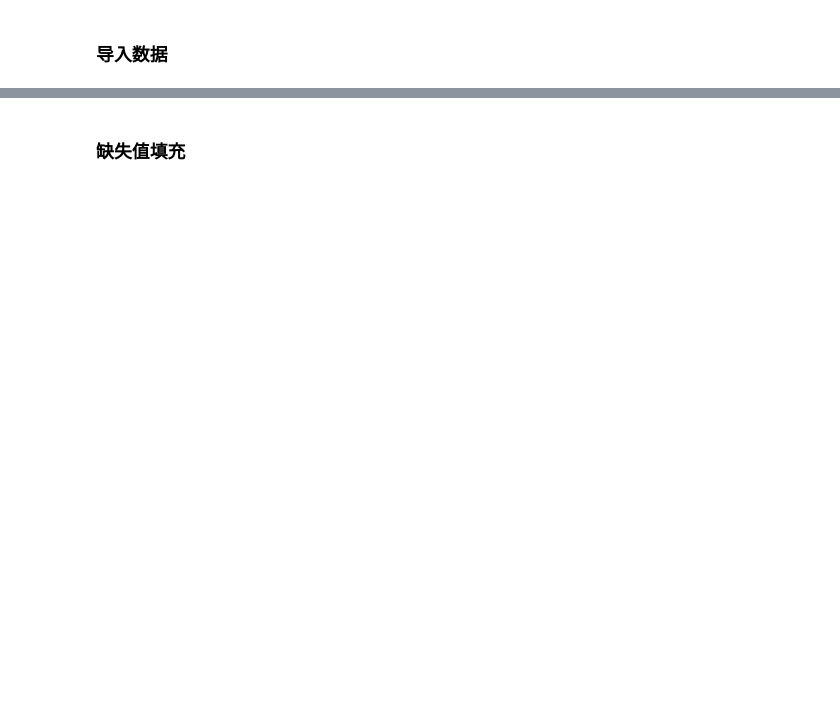
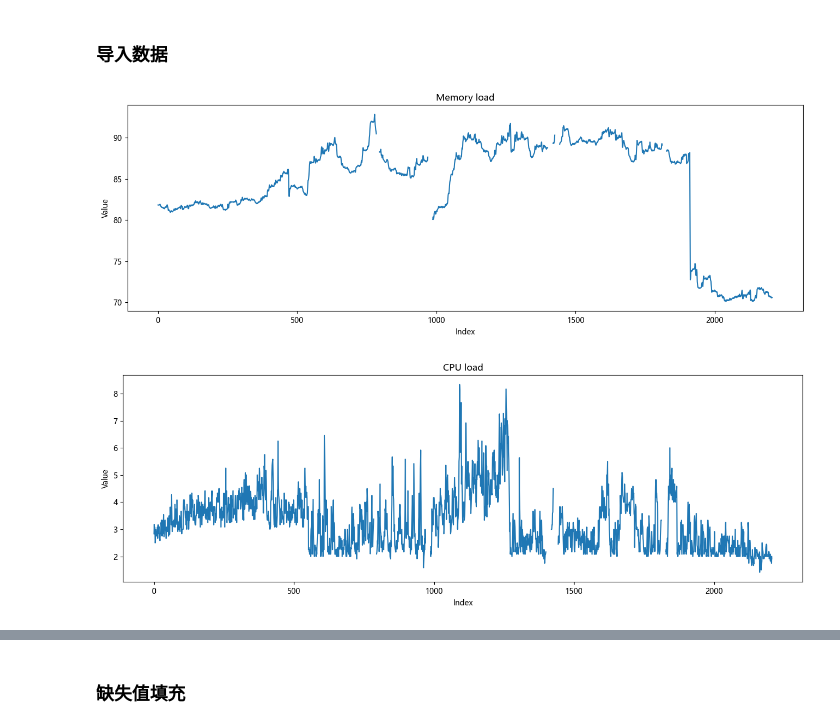
Before and after one commit to hanyezev/dataAnalysis, a Jupyter notebook: 数据分析/传统模型1.ipynb, the cells around one changed output, grey strips where cells are left out. Cells and saved outputs as stored; diff of their text form; code cells hidden in the pictures; blank space fills up the shorter version.

```diff
--- a/数据分析/传统模型1.ipynb
+++ b/数据分析/传统模型1.ipynb
@@ -3,31 +3,22 @@ import pandas as pd
 import numpy as np
 from dateutil.parser import parse
 import matplotlib as mpl
-import seaborn as sns
-from matplotlib import pyplot as plt
+from matplotlib.pyplot import MultipleLocator
+import matplotlib.pyplot as plt
 import statsmodels.tsa.stattools as ts
 import statsmodels.api as sm
 from statsmodels.stats.diagnostic import acorr_ljungbox
 from statsmodels.graphics.tsaplots import plot_acf,plot_pacf
 from datetime import datetime
 import time
+import random
 from scipy.interpolate import interp1d
-import pandas_profiling
-import cufflinks as cf
-import plotly.offline
-import random
+import statsmodels.api as sm
+import itertools
+from statsmodels.tsa.stattools import adfuller
+# # 设置中文和负号正常显示
+plt.rcParams['font.sans-serif'] = 'Microsoft YaHei'
+plt.rcParams['axes.unicode_minus'] = False
-# %%
-mpl.rcParams['font.sans-serif'] = ['SimHei']
-mpl.rcParams['font.serif'] = ['SimHei']
-mpl.rcParams['axes.unicode_minus'] = False
-# %%
-# Draw Plot-----绘图函数
-def plot_df(df, x, y, title="", xlabel='Index', ylabel='Value', dpi=100):
-    plt.figure(figsize=(16,5), dpi=dpi)
-    plt.plot(x, y, color='tab:red')
-#     plt.ylim(60,100)
-    plt.gca().set(title=title, xlabel=xlabel, ylabel=ylabel)
-    plt.show()
 # %% [markdown]
 ### 导入数据
 # %%
@@ -35 +27,14 @@ df = pd.read_excel(r"F:\实验室\电网项目\服务器性能数据.xlsx", inde
+# %%
+# Draw Plot-----绘图函数
+def plot_df(df, x, y, title="", xlabel='Index', ylabel='Value', dpi=100):
+    plt.figure(figsize=(16,5), dpi=dpi)
+    plt.plot(x, y, color='tab:blue')
+    plt.gca().set(title=title, xlabel=xlabel, ylabel=ylabel)
+    plt.show()
+
+plot_df(df, x=df.index, y= df["内存负载"], title='Memory load')
+plot_df(df, x=df.index, y= df["主机CPU平均负载"], title='CPU load')
+# %% [output]
+[figure, added]
+[figure, added]
 # %%
```
Also changed, not shown: parts of 19 cells of this notebook, 32 other files.
